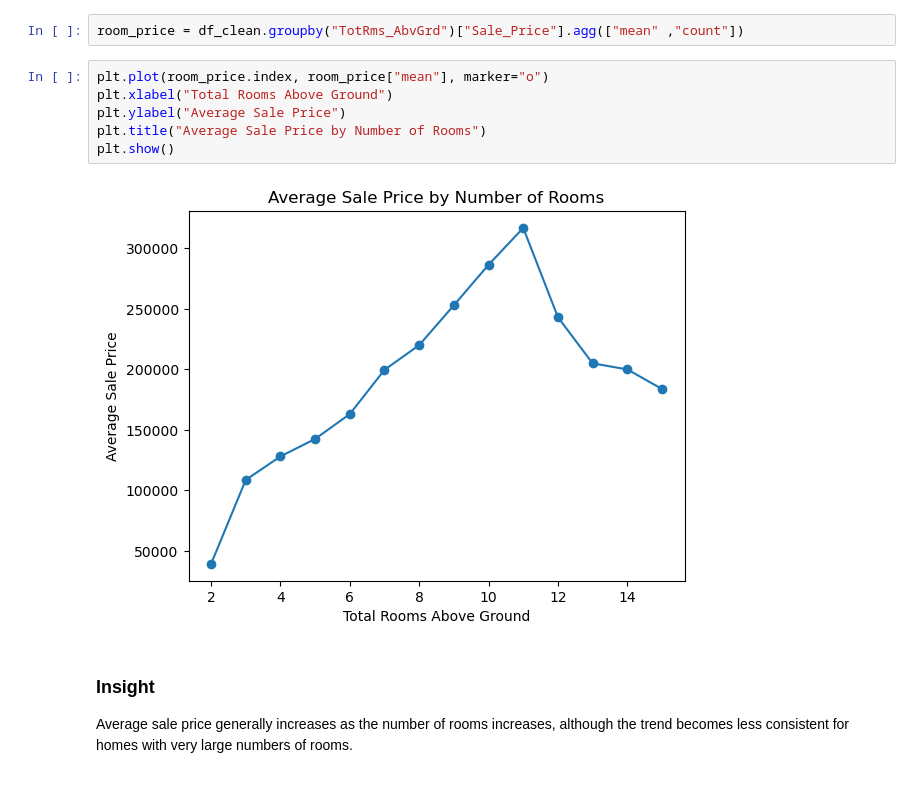
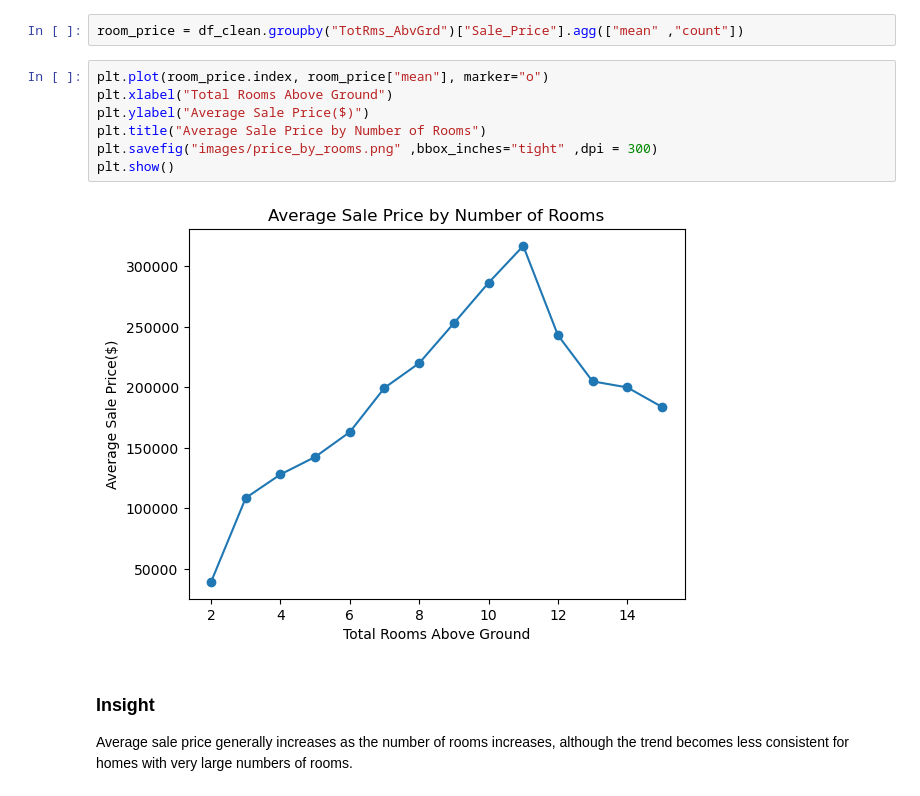
Before and after one commit to zahraahmadi9700/House-price-analysis, a Jupyter notebook: House_price_analysis.ipynb, the cells around one changed output. Saved outputs shown, nothing was run; the diff lists cells and outputs as text.

```diff
--- a/House_price_analysis.ipynb
+++ b/House_price_analysis.ipynb
@@ -564,11 +571,12 @@ room_price = df_clean.groupby("TotRms_AbvGrd")["Sale_Price"].agg(["mean" ,"count
 # %%
 plt.plot(room_price.index, room_price["mean"], marker="o")
 plt.xlabel("Total Rooms Above Ground")
-plt.ylabel("Average Sale Price")
+plt.ylabel("Average Sale Price($)")
 plt.title("Average Sale Price by Number of Rooms")
+plt.savefig("images/price_by_rooms.png" ,bbox_inches="tight" ,dpi = 300)
 plt.show()
 # %% [output]
-[figure, old version]
+[figure, new version]
 # %% [markdown]
 ### Insight
 
```
Also changed, not shown: parts of 6 cells of this notebook, 6 other files.
